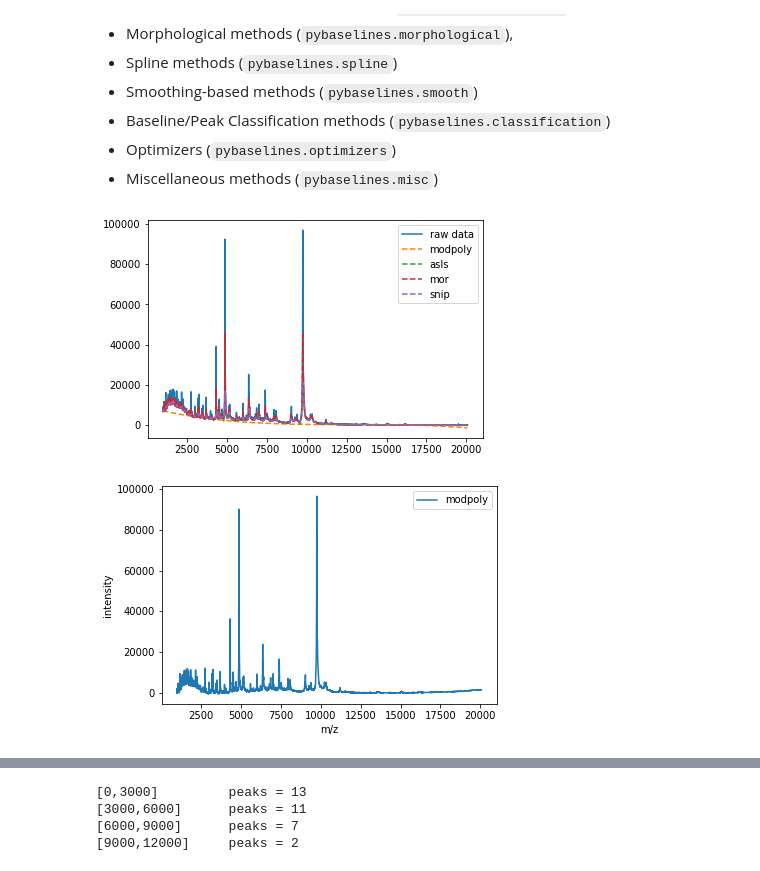
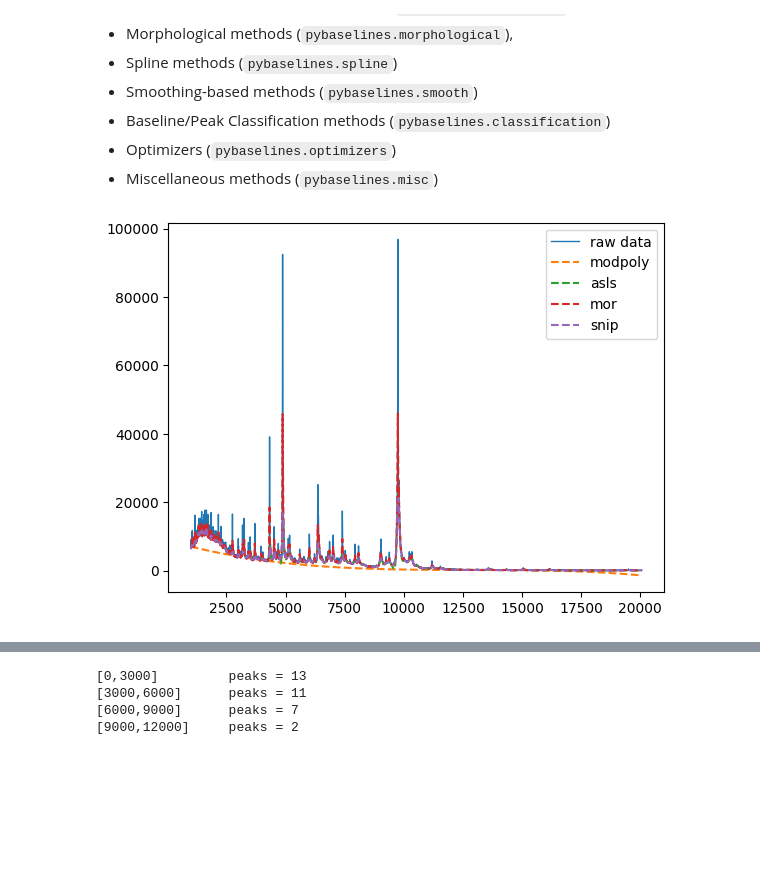
Before and after one commit to kuhaha/biotype, a Jupyter notebook: detect_peaks.ipynb, the cells around one changed output, grey strips where cells are left out. Cells and saved outputs as stored; diff of their text form; code cells hidden in the pictures; blank space fills up the shorter version.

```diff
--- a/detect_peaks.ipynb
+++ b/detect_peaks.ipynb
@@ -96,20 +101,12 @@ bkg_4 = baseline_fitter.snip(
     y, max_half_window=40, decreasing=True, smooth_half_window=3
 )[0]
 # %%
-plt.plot(x, y, label='raw data', lw=1.5)
+plt.plot(x, y, label='raw data', lw=1)
 plt.plot(x, bkg_1, '--', label='modpoly')
 plt.plot(x, bkg_2, '--', label='asls')
 plt.plot(x, bkg_3, '--', label='mor')
 plt.plot(x, bkg_4, '--', label='snip')
 plt.legend()
 plt.show()
 # %% [output]
-[figure, old version]
+[figure, new version]
-# %%
-plt.plot(x, y - bkg_1, label='modpoly')
-plt.legend()
-plt.xlabel("m/z")
-plt.ylabel("intensity")
-plt.show()
-# %% [output]
-[figure, removed]
```
Also changed, not shown: parts of 16 cells of this notebook.
